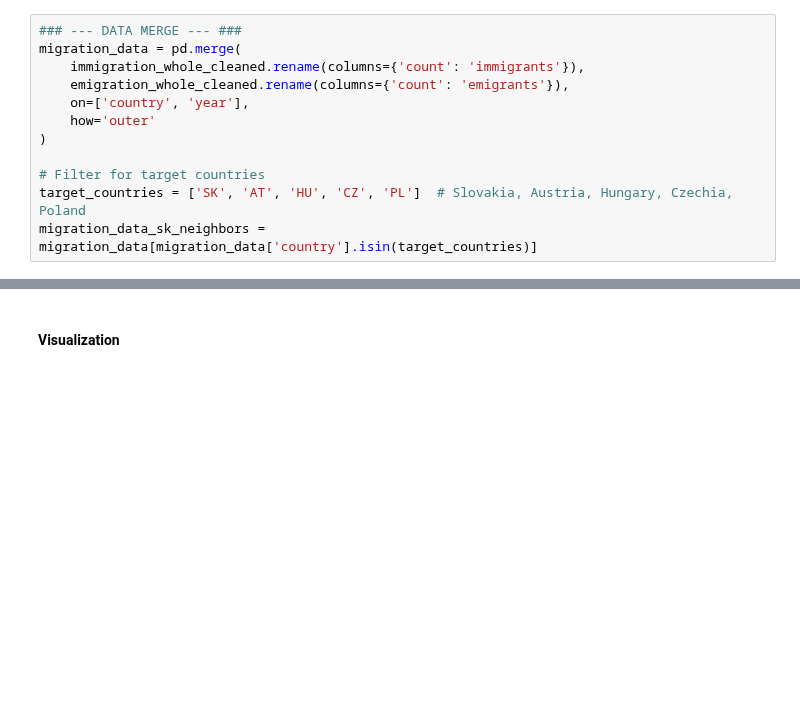
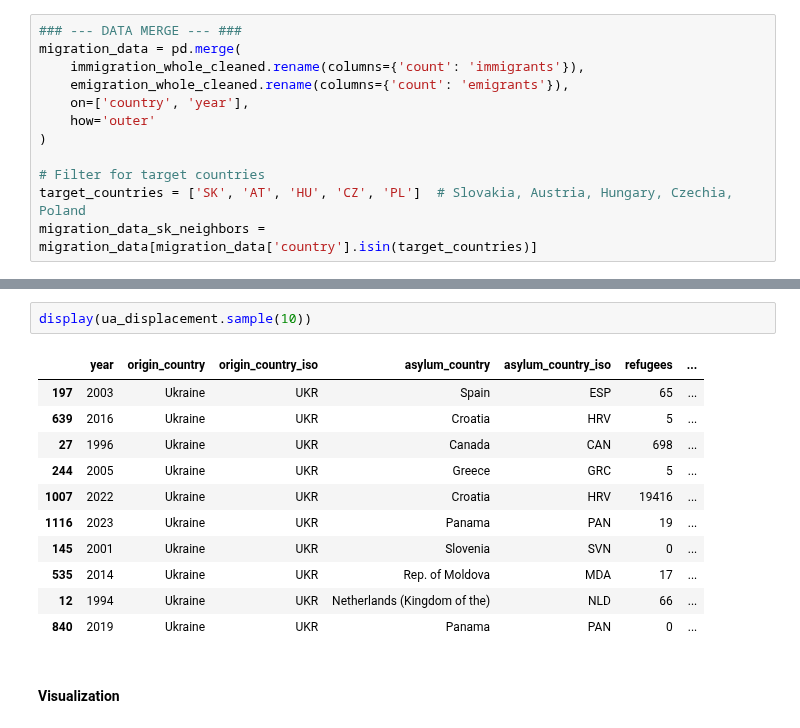
Before and after one commit to loveBeatles/datavis_project, a Jupyter notebook: group_project.ipynb, the cells around one changed output, grey strips where cells are left out. Saved outputs shown, nothing was run; the diff lists cells and outputs as text; blank space fills up the shorter version.

```diff
--- a/group_project.ipynb
+++ b/group_project.ipynb
@@ -1358,3 +1398,17 @@ display(migration_data_sk_neighbors.sample(10))
+# %%
+display(ua_displacement.sample(10))
+# %% [output]
+|  | year | origin_country | origin_country_iso | asylum_country | asylum_country_iso | refugees | ... |
+| 197 | 2003 | Ukraine | UKR | Spain | ESP | 65 | ... |
+| 639 | 2016 | Ukraine | UKR | Croatia | HRV | 5 | ... |
+| 27 | 1996 | Ukraine | UKR | Canada | CAN | 698 | ... |
+| 244 | 2005 | Ukraine | UKR | Greece | GRC | 5 | ... |
+| 1007 | 2022 | Ukraine | UKR | Croatia | HRV | 19416 | ... |
+| 1116 | 2023 | Ukraine | UKR | Panama | PAN | 19 | ... |
+| 145 | 2001 | Ukraine | UKR | Slovenia | SVN | 0 | ... |
+| 535 | 2014 | Ukraine | UKR | Rep. of Moldova | MDA | 17 | ... |
+| 12 | 1994 | Ukraine | UKR | Netherlands (Kingdom of the) | NLD | 66 | ... |
+| 840 | 2019 | Ukraine | UKR | Panama | PAN | 0 | ... |
 # %% [markdown]
 #### Visualization
 # %%
```
Also changed, not shown: parts of 11 cells of this notebook.
